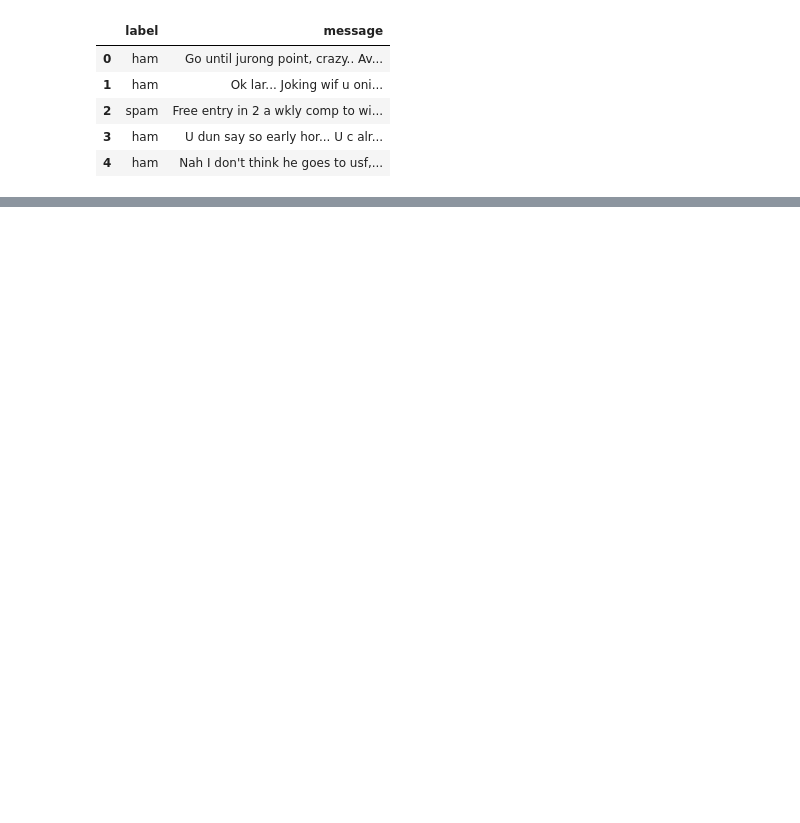
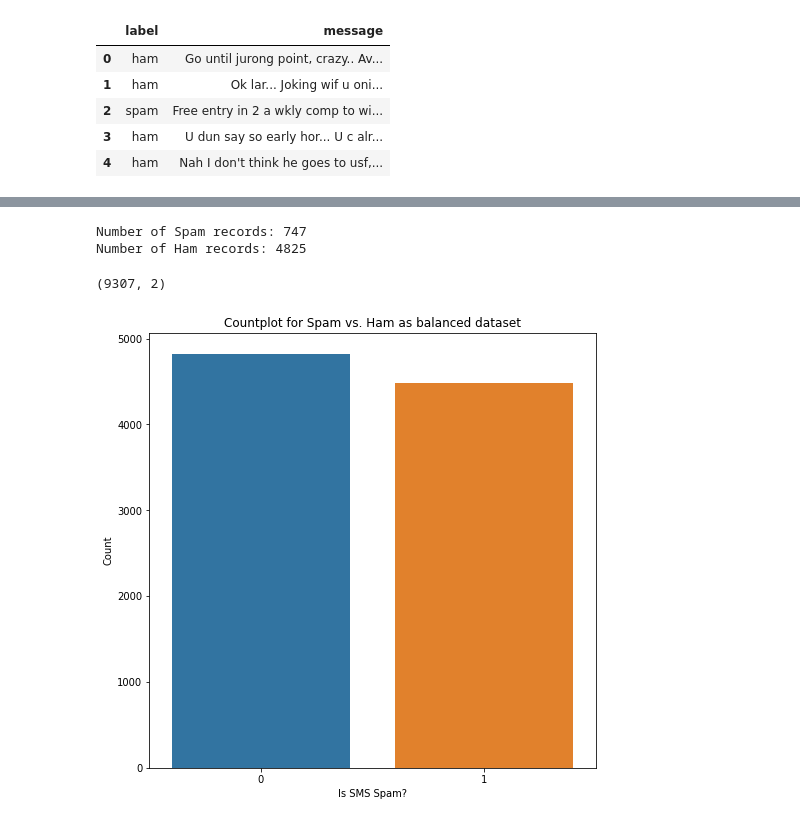
Before and after one commit to anujvyas/Natural-Language-Processing-Projects, a Jupyter notebook: Spam SMS Classification/Spam SMS Classication.ipynb, the cells around one changed output, grey strips where cells are left out. Drawn from its saved outputs; the diff is of its cells as text; code cells hidden in the pictures; blank space fills up the shorter version.

```diff
--- a/Spam SMS Classification/Spam SMS Classication.ipynb
+++ b/Spam SMS Classification/Spam SMS Classication.ipynb
@@ -156,15 +91,0 @@ Text(69.0, 0.5, 'Actual values')
-# %%
-# Hyperparameter tuning the Naive Bayes Classifier
-best_accuracy = 0.0
-alpha_val = 0.0
-for i in np.arange(0.0,1.1,0.1):
-  temp_classifier = MultinomialNB(alpha=i)
-  temp_classifier.fit(X_train, y_train)
-  temp_y_pred = temp_classifier.predict(X_test)
-  score = accuracy_score(y_test, temp_y_pred)
-  print("Accuracy score for alpha={} is: {}%".format(round(i,1), round(score*100,2)))
-  if score>best_accuracy:
-    best_accuracy = score
-    alpha_val = i
-print('--------------------------------------------')
-print('The best accuracy is {}% with alpha value as {}'.format(round(best_accuracy*100, 2), round(alpha_val,1)))
@@ -233,0 +107,25 @@ This is a SPAM message!
+# %%
+# Handling imbalanced dataset using Oversampling
+only_spam = df[df['label']==1]
+print('Number of Spam records: {}'.format(only_spam.shape[0]))
+print('Number of Ham records: {}'.format(df.shape[0]-only_spam.shape[0]))
+# %% [output]
+Number of Spam records: 747
+Number of Ham records: 4825
+# %%
+count = int((df.shape[0]-only_spam.shape[0])/only_spam.shape[0])
+for i in range(0, count-1):
+  df = pd.concat([df, only_spam])
+
+df.shape
+# %% [output]
+(9307, 2)
+# %%
+# Countplot for Spam vs. Ham as balanced dataset
+plt.figure(figsize=(8,8))
+g = sns.countplot(x='label', data=df)
+p = plt.title('Countplot for Spam vs. Ham as balanced dataset')
+p = plt.xlabel('Is SMS Spam?')
+p = plt.ylabel('Count')
+# %% [output]
+[figure, added]
```
Also changed, not shown: parts of 76 cells of this notebook.
